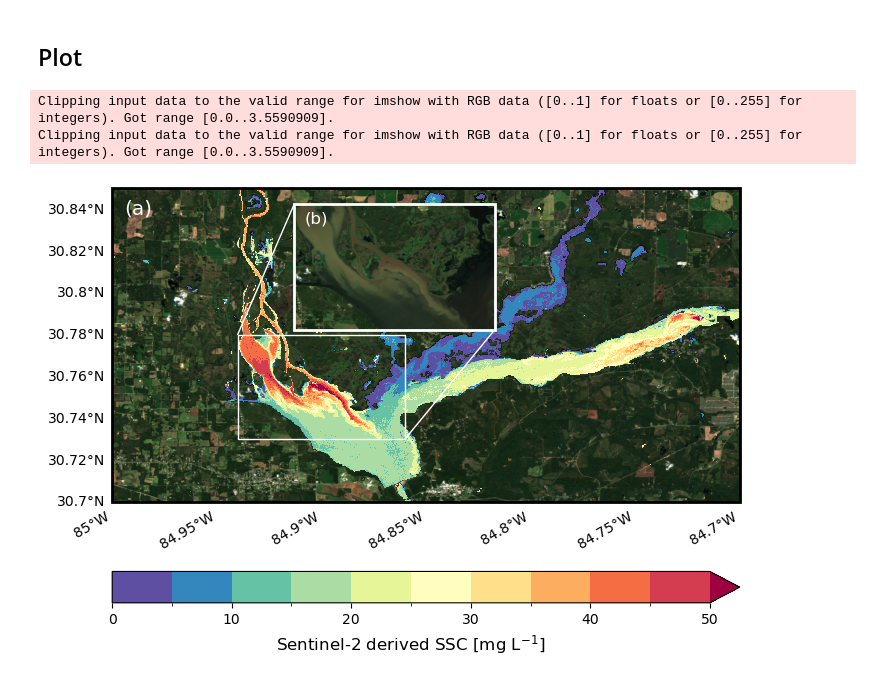
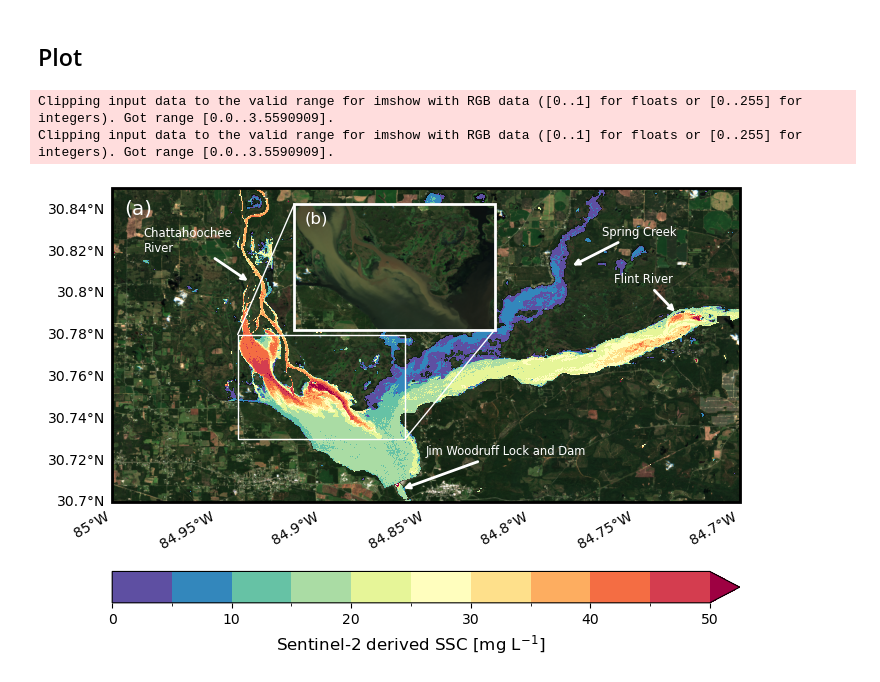
Before and after one commit to ivalencius/sentinel-ssc, a Jupyter notebook: figures/extreme_flooding/reservoir-plot.ipynb, the cells around one changed output. Saved outputs shown, nothing was run; the diff lists cells and outputs as text; code cells hidden in the pictures.

```diff
--- a/figures/extreme_flooding/reservoir-plot.ipynb
+++ b/figures/extreme_flooding/reservoir-plot.ipynb
@@ -139,6 +139,63 @@ ax.text(
     color='white',
     transform=ax.transAxes
 )
+# Labels
+ax.annotate(
+    'Chattahoochee\nRiver',
+    xy=(0.22, 0.7),
+    fontsize='small',
+    xycoords='axes fraction',
+    xytext=(0.05, 0.8),
+    textcoords='axes fraction',
+    color='white',
+    arrowprops=dict(
+        arrowstyle='->',
+        color='white',
+        lw=2
+    )
+)
+ax.annotate(
+    'Spring Creek',
+    xy=(0.73, 0.75),
+    fontsize='small',
+    xycoords='axes fraction',
+    xytext=(0.78, 0.85),
+    textcoords='axes fraction',
+    color='white',
+    arrowprops=dict(
+        arrowstyle='->',
+        color='white',
+        lw=2
+    )
+)
+ax.annotate(
+    'Flint River',
+    xy=(0.9, 0.6),
+    fontsize='small',
+    xycoords='axes fraction',
+    xytext=(0.8, 0.7),
+    textcoords='axes fraction',
+    color='white',
+    arrowprops=dict(
+        arrowstyle='->',
+        color='white',
+        lw=2
+    )
+)
+ax.annotate(
+    'Jim Woodruff Lock and Dam',
+    xy=(0.46, 0.04),
+    fontsize='small',
+    xycoords='axes fraction',
+    xytext=(0.5, 0.15),
+    textcoords='axes fraction',
+    color='white',
+    arrowprops=dict(
+        arrowstyle='->',
+        color='white',
+        lw=2
+    )
+)
 
 # Inset plot
 # inset Axes....
@@ -165,31 +222,31 @@ axins.text(
     transform=axins.transAxes
 )
 
 # im = ssc.plot(
 #     ax=axins,
 #     vmax=50,
 #     cmap=cmap,
 #     transform=ccrs.PlateCarree(),
 #     add_colorbar=False,
 # )
 for spine in axins.spines.values():
     spine.set_edgecolor('white')
 big_ax(axins)
 axins.set_title('')
 ax.indicate_inset_zoom(axins, edgecolor='white', lw=1, alpha=1)
 
 
 # Cosmetics
 big_ax(ax)
 add_latlon(ax)
 
 cbar = fig.colorbar(im, ax=ax, orientation='horizontal')
 cbar.set_label(r'Sentinel-2 derived SSC [mg L$^{-1}$]', fontsize='large')
 # ax.set_title('(a) Lake Seminole, GA after Hurricane Helene (2024-09-27)', fontsize='x-large')
 ax.set_title('')
 plt.savefig('seminole-helene.png', dpi=300)
 plt.show()
 # %% [output]
 Clipping input data to the valid range for imshow with RGB data ([0..1] for floats or [0..255] for integers). Got range [0.0..3.5590909].
 Clipping input data to the valid range for imshow with RGB data ([0..1] for floats or [0..255] for integers). Got range [0.0..3.5590909].
-[figure, old version]
+[figure, new version]
```
Also changed, not shown: 5 other files.
